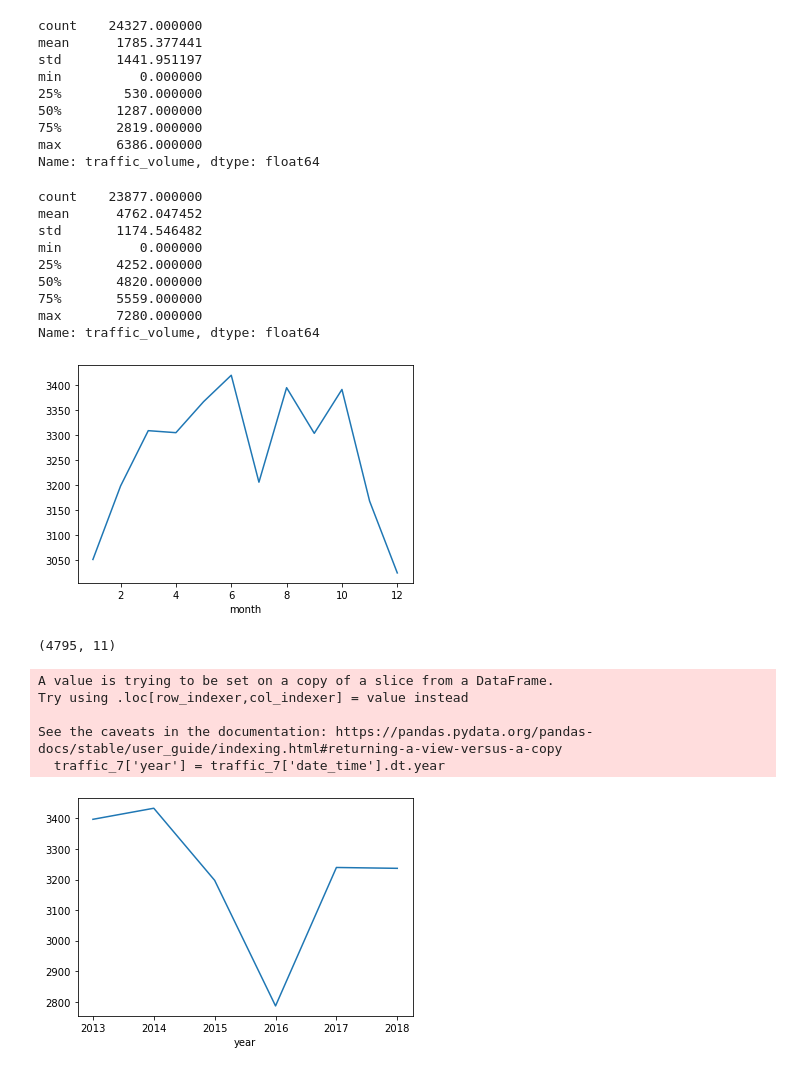
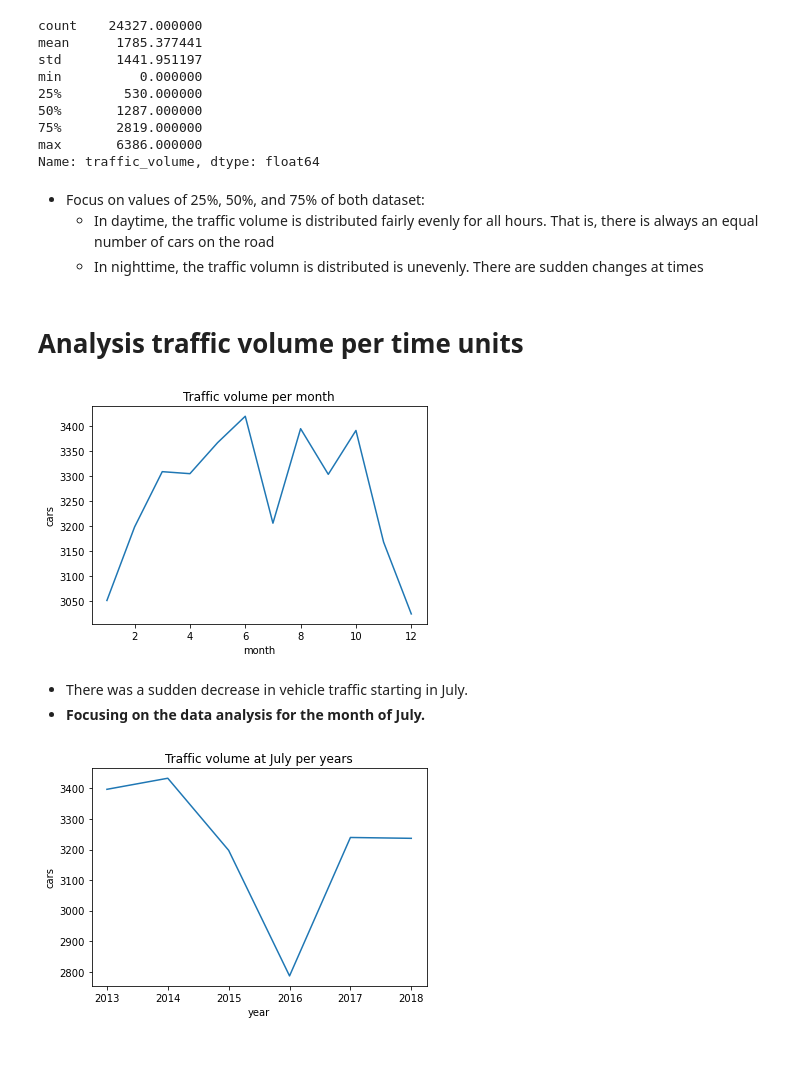
Before and after one commit to chiennguyen7165/Traffic_Volume_I-94, a Jupyter notebook: Metro_Interstate_Traffic_Volume.ipynb, the cells around one changed output. Saved outputs shown, nothing was run; the diff lists cells and outputs as text; code cells hidden in the pictures.

```diff
--- a/Metro_Interstate_Traffic_Volume.ipynb
+++ b/Metro_Interstate_Traffic_Volume.ipynb
@@ -100,4 +100,7 @@ traffic['date_time'] = pd.to_datetime(traffic['date_time'])
 # %%
 import datetime as dt
 
-traffic['time'] = traffic['date_time'].dt.hour
+traffic['hour'] = traffic['date_time'].dt.hour
+traffic['month'] = traffic['date_time'].dt.month
+traffic['year'] = traffic['date_time'].dt.year
+traffic['day_of_week'] = traffic['date_time'].dt.day_of_week
@@ -190,23 +217,21 @@ min          0.000000
 75%       2819.000000
 max       6386.000000
 Name: traffic_volume, dtype: float64
-# %%
-traffic_day['traffic_volume'].describe()
-# %% [output]
-count    23877.000000
-mean      4762.047452
-std       1174.546482
-min          0.000000
-25%       4252.000000
-50%       4820.000000
-75%       5559.000000
-max       7280.000000
-Name: traffic_volume, dtype: float64
+# %% [markdown]
+- Focus on values of 25%, 50%, and 75% of both dataset:
+    - In daytime, the traffic volume is distributed fairly evenly for all hours. That is, there is always an equal number of cars on the road
+    - In nighttime, the traffic volumn is distributed is unevenly. There are sudden changes at times
+# %% [markdown]
+# Analysis traffic volume per time units
 # %%
-traffic['month'] = traffic['date_time'].dt.month
 by_month = traffic.groupby('month').mean()
 by_month['traffic_volume'].plot.line()
+plt.title('Traffic volume per month')
+plt.ylabel('cars')
 plt.show()
 # %% [output]
-[figure, old version]
+[figure, new version]
+# %% [markdown]
+- There was a sudden decrease in vehicle traffic starting in July.
+- **Focusing on the data analysis for the month of July.**
 # %%
@@ -214,18 +239,8 @@ traffic_7 = traffic[traffic['month'] == 7]
-# %%
-print(traffic_7.shape)
-# %% [output]
-(4795, 11)
-# %%
-traffic_7['year'] = traffic_7['date_time'].dt.year
-# %% [output]
-A value is trying to be set on a copy of a slice from a DataFrame.
-Try using .loc[row_indexer,col_indexer] = value instead
-
-See the caveats in the documentation: https://pandas.pydata.org/pandas-docs/stable/user_guide/indexing.html#returning-a-view-versus-a-copy
-  traffic_7['year'] = traffic_7['date_time'].dt.year
 # %%
-traffic_7_year = traffic_7.groupby('year').mean()
-traffic_7_year['traffic_volume'].plot.line()
+traffic_july_year = traffic_july.groupby('year').mean()
+traffic_july_year['traffic_volume'].plot.line()
+plt.title("Traffic volume at July per years")
+plt.ylabel("cars")
 plt.show()
 # %% [output]
-[figure, old version]
+[figure, new version]
```
Also changed, not shown: parts of 32 cells of this notebook.
